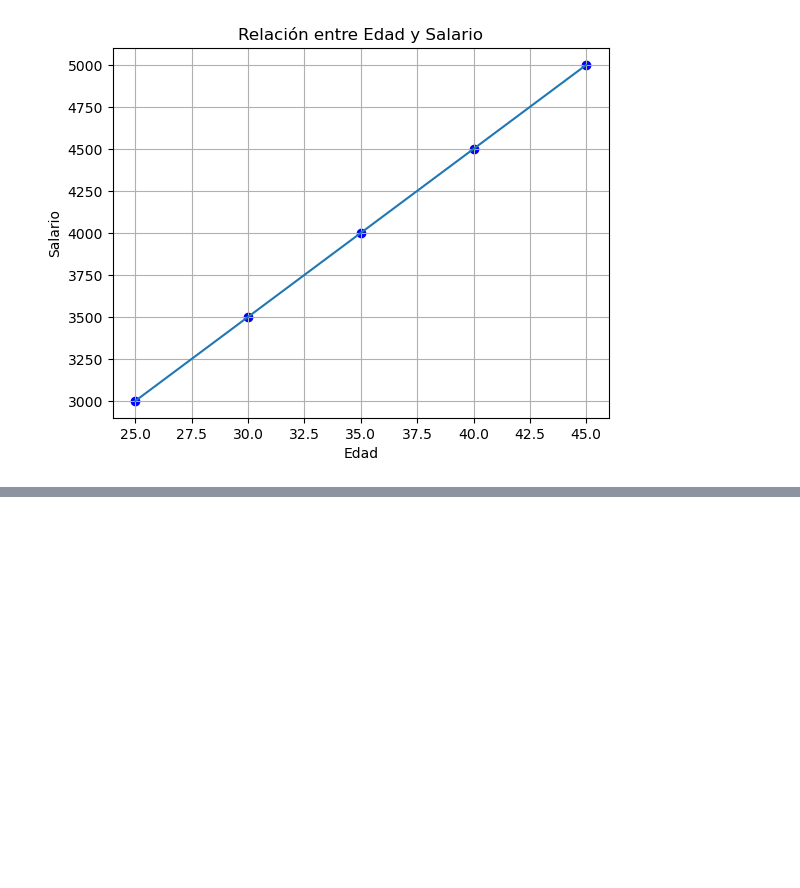
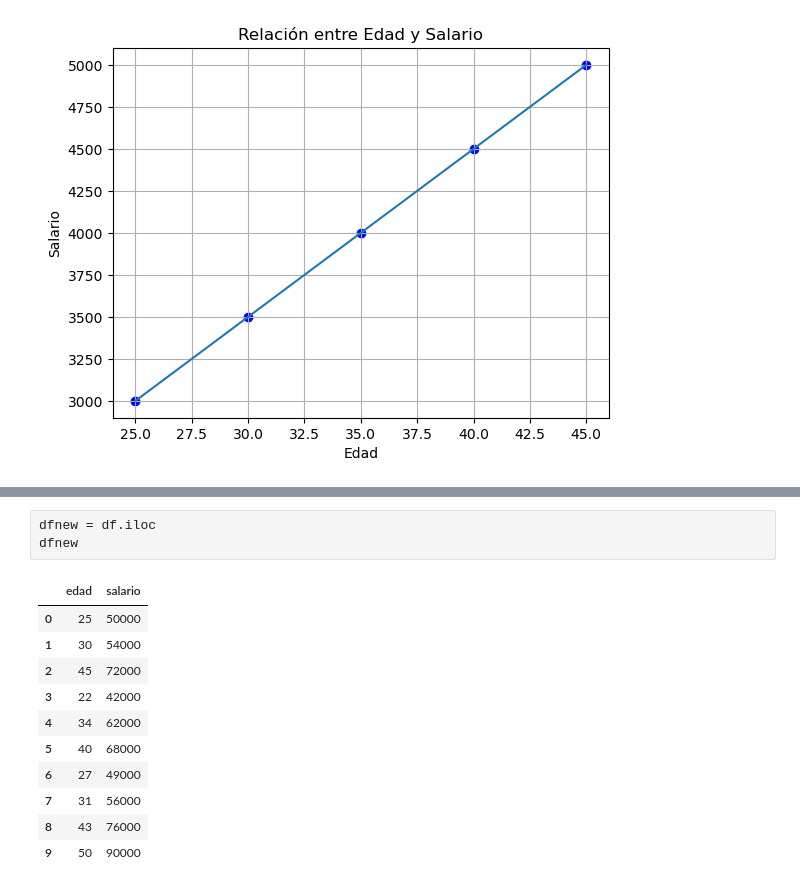
Before and after one commit to Fernandojbf123/Course_Data_Science, a Jupyter notebook: 11/Practica.ipynb, the cells around one changed output, grey strips where cells are left out. Drawn from its saved outputs; the diff is of its cells as text; blank space fills up the shorter version.

```diff
--- a/11/Practica.ipynb
+++ b/11/Practica.ipynb
@@ -29,0 +106,15 @@ plt.plot(df["Edad"],modelo.predict(X))
+# %%
+dfnew = df.iloc
+dfnew
+# %% [output]
+|  | edad | salario |
+| 0 | 25 | 50000 |
+| 1 | 30 | 54000 |
+| 2 | 45 | 72000 |
+| 3 | 22 | 42000 |
+| 4 | 34 | 62000 |
+| 5 | 40 | 68000 |
+| 6 | 27 | 49000 |
+| 7 | 31 | 56000 |
+| 8 | 43 | 76000 |
+| 9 | 50 | 90000 |
```
Also changed, not shown: parts of 13 cells of this notebook.
